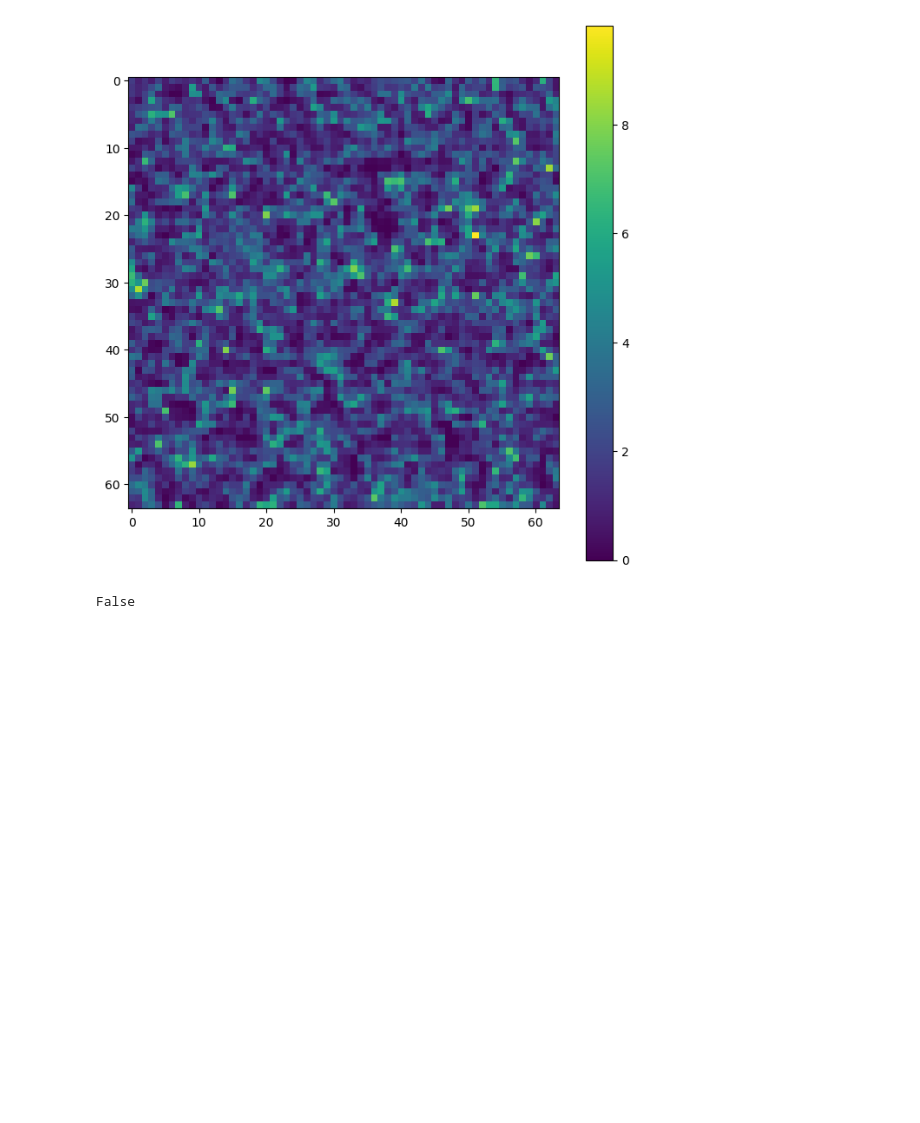
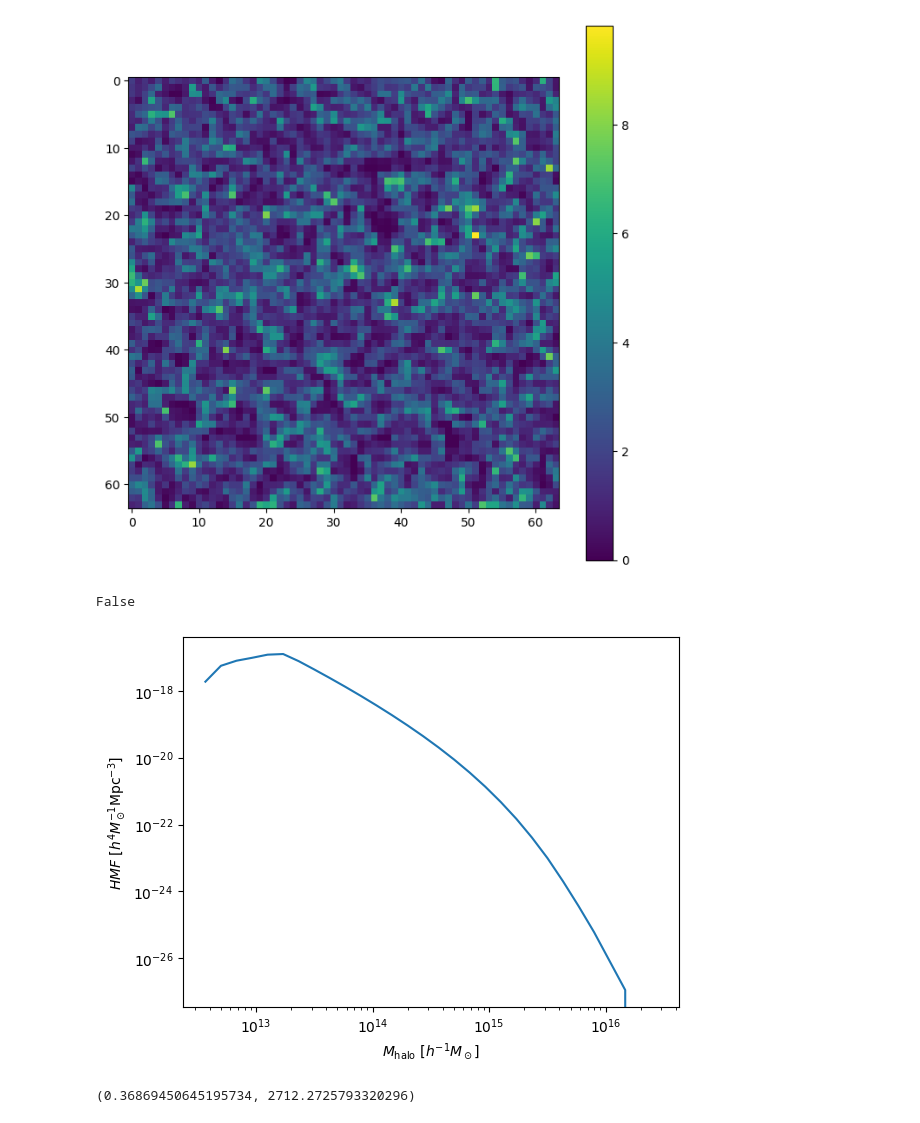
Before and after one commit to Yash-10/cvt-cosmo-inference, a Jupyter notebook: preprocessing/create_halo_maps.ipynb, the cells around one changed output. Cells and saved outputs as stored; diff of their text form; code cells hidden in the pictures; blank space fills up the shorter version.

Commit message:
Update with HMF plot

```diff
--- a/preprocessing/create_halo_maps.ipynb
+++ b/preprocessing/create_halo_maps.ipynb
@@ -76,9 +83,32 @@ grid     = 64    #the density field will have grid^3 voxels
 MAS      = 'CIC'  #Mass-assignment scheme:'NGP', 'CIC', 'TSC', 'PCS'
 verbose  = True   #whether to print information about the progress
 ptype    = [1]    #[1](CDM), [2](neutrinos) or [1,2](CDM+neutrinos)
+# %%
+def calculate_HMF(mass_h, Np_h, min_mass=2e13, max_mass=1e15):  # min_mass and max_mass in Msun/h.
+    # min_mass = 2e13 #minimum mass in Msun/h
+    # max_mass = 1e15 #maximum mass in Msun/h
+    bins     = 30   #number of bins in the HMF
+
+    # Correct the masses of the FoF halos
+    mass_h = mass_h*(1.0-Np_h**(-0.6))
+
+    bins_mass = np.logspace(np.log10(min_mass), np.log10(max_mass), bins+1)
+    mass_mean = 10**(0.5*(np.log10(bins_mass[1:])+np.log10(bins_mass[:-1])))
+    dM        = bins_mass[1:] - bins_mass[:-1]
+
+    # compute the halo mass function (number of halos per unit volume per unit mass)
+    HMF = np.histogram(mass_h, bins=bins_mass)[0]/(dM*BoxSize**3)
+
+    return mass_mean, HMF
 # %%
+import sys
+save_stdout = sys.stdout
+sys.stdout = open('trash', 'w')
+
 bad_flags = []  # For storing simulation numbers having empty voxels in the density field.
 
+masses = []
+HMFs = []
 for i in range(NUM_SIMS):
     snapdir = f'/home/jovyan/Data/Halos/FoF/latin_hypercube/{i}' #folder hosting the catalogue
 #     snapnum = 4                                      #number of the catalog (4-->z=0, 3-->z=0.5, 2-->z=1, 1-->z=2, 0-->z=3)
@@ -108,6 +138,11 @@ for i in range(NUM_SIMS):
 
     delta = np.zeros((grid,grid,grid), dtype=np.float32)
 
+    # Calculate HMF.
+    mass_mean, HMF = calculate_HMF(mass_h, Np_h, min_mass=10**12.5, max_mass=10**16.5)
+    masses.append(mass_mean)
+    HMFs.append(HMF)
+
     # Construct 3D halo distribution
     MASL.MA(pos_h, delta, BoxSize, MAS, verbose=verbose)
 
@@ -125,3 +160,5 @@ for i in range(NUM_SIMS):
     dataset = h5f.create_dataset('3D_halo_distribution', data=delta, compression='gzip')
     dataset.attrs['cosmo_params'] = cosmo_params  # Order of storing parameters is same as Cosmo_params.dat
     h5f.close()
+
+sys.stdout = save_stdout
@@ -158,3 +177,17 @@ plt.figure(figsize=(8, 8)); plt.imshow(delta[:,:,0]); plt.colorbar()
 print(np.any(bad_flags == 1))
 # %% [output]
 False
+# %%
+import matplotlib.pyplot as plt
+plt.xscale('log')
+plt.yscale('log')
+plt.xlabel(r'$M_{\rm halo}~[h^{-1}M_\odot]$')
+plt.ylabel(r'$HMF~[h^4M_\odot^{-1}{\rm Mpc}^{-3}]$')
+plt.plot(np.mean(masses, axis=0), np.mean(HMFs, axis=0))
+plt.show()
+# %% [output]
+[figure, added]
+# %%
+np.min(masses)/1e13, np.max(masses)/1e13
+# %% [output]
+(0.36869450645195734, 2712.2725793320296)
```
Also changed, not shown: parts of 4 cells of this notebook.
